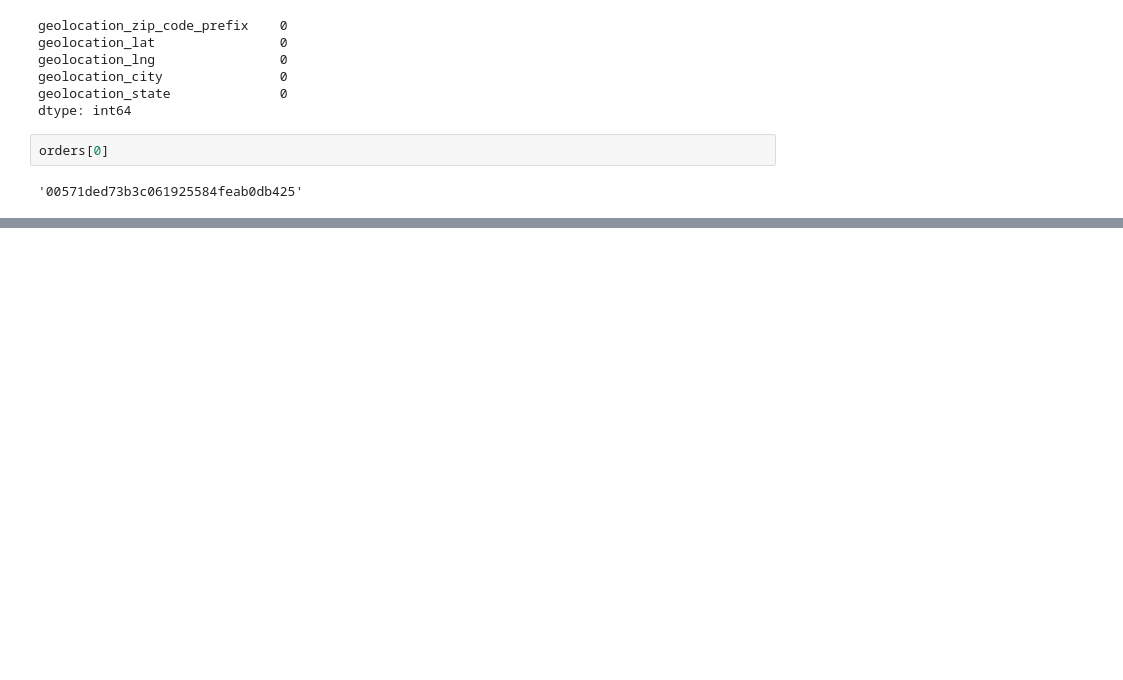
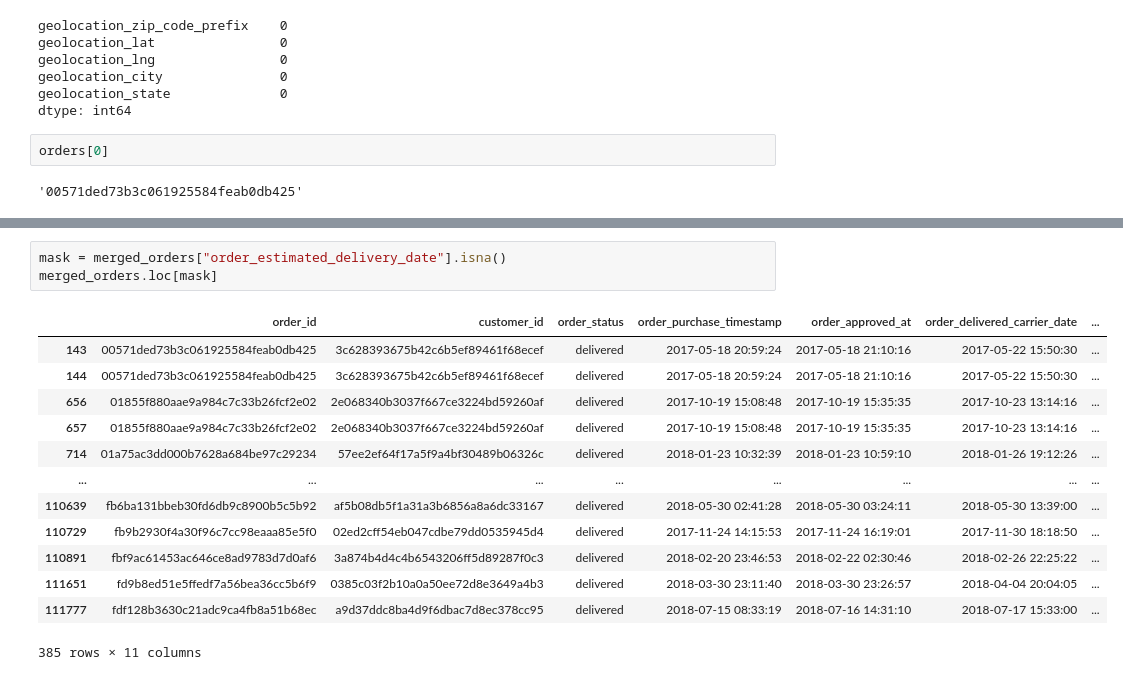
Before and after one commit to PatrykW7/Olist_E-commerce_Analytics_Platform, a Jupyter notebook: olist_pro/Transformations.ipynb, the cells around one changed output, grey strips where cells are left out. Cells and saved outputs as stored; diff of their text form; blank space fills up the shorter version.

```diff
--- a/olist_pro/Transformations.ipynb
+++ b/olist_pro/Transformations.ipynb
@@ -669,0 +806,17 @@ result
+# %%
+mask = merged_orders["order_estimated_delivery_date"].isna()
+merged_orders.loc[mask]
+# %% [output]
+|  | order_id | customer_id | order_status | order_purchase_timestamp | order_approved_at | order_delivered_carrier_date | ... |
+| 143 | 00571ded73b3c061925584feab0db425 | 3c628393675b42c6b5ef89461f68ecef | delivered | 2017-05-18 20:59:24 | 2017-05-18 21:10:16 | 2017-05-22 15:50:30 | ... |
+| 144 | 00571ded73b3c061925584feab0db425 | 3c628393675b42c6b5ef89461f68ecef | delivered | 2017-05-18 20:59:24 | 2017-05-18 21:10:16 | 2017-05-22 15:50:30 | ... |
+| 656 | 01855f880aae9a984c7c33b26fcf2e02 | 2e068340b3037f667ce3224bd59260af | delivered | 2017-10-19 15:08:48 | 2017-10-19 15:35:35 | 2017-10-23 13:14:16 | ... |
+| 657 | 01855f880aae9a984c7c33b26fcf2e02 | 2e068340b3037f667ce3224bd59260af | delivered | 2017-10-19 15:08:48 | 2017-10-19 15:35:35 | 2017-10-23 13:14:16 | ... |
+| 714 | 01a75ac3dd000b7628a684be97c29234 | 57ee2ef64f17a5f9a4bf30489b06326c | delivered | 2018-01-23 10:32:39 | 2018-01-23 10:59:10 | 2018-01-26 19:12:26 | ... |
+| ... | ... | ... | ... | ... | ... | ... | ... |
+| 110639 | fb6ba131bbeb30fd6db9c8900b5c5b92 | af5b08db5f1a31a3b6856a8a6dc33167 | delivered | 2018-05-30 02:41:28 | 2018-05-30 03:24:11 | 2018-05-30 13:39:00 | ... |
+| 110729 | fb9b2930f4a30f96c7cc98eaaa85e5f0 | 02ed2cff54eb047cdbe79dd0535945d4 | delivered | 2017-11-24 14:15:53 | 2017-11-24 16:19:01 | 2017-11-30 18:18:50 | ... |
+| 110891 | fbf9ac61453ac646ce8ad9783d7d0af6 | 3a874b4d4c4b6543206ff5d89287f0c3 | delivered | 2018-02-20 23:46:53 | 2018-02-22 02:30:46 | 2018-02-26 22:25:22 | ... |
+| 111651 | fd9b8ed51e5ffedf7a56bea36cc5b6f9 | 0385c03f2b10a0a50ee72d8e3649a4b3 | delivered | 2018-03-30 23:11:40 | 2018-03-30 23:26:57 | 2018-04-04 20:04:05 | ... |
+| 111777 | fdf128b3630c21adc9ca4fb8a51b68ec | a9d37ddc8ba4d9f6dbac7d8ec378cc95 | delivered | 2018-07-15 08:33:19 | 2018-07-16 14:31:10 | 2018-07-17 15:33:00 | ... |
+385 rows × 11 columns
```
Also changed, not shown: parts of 32 cells of this notebook.
